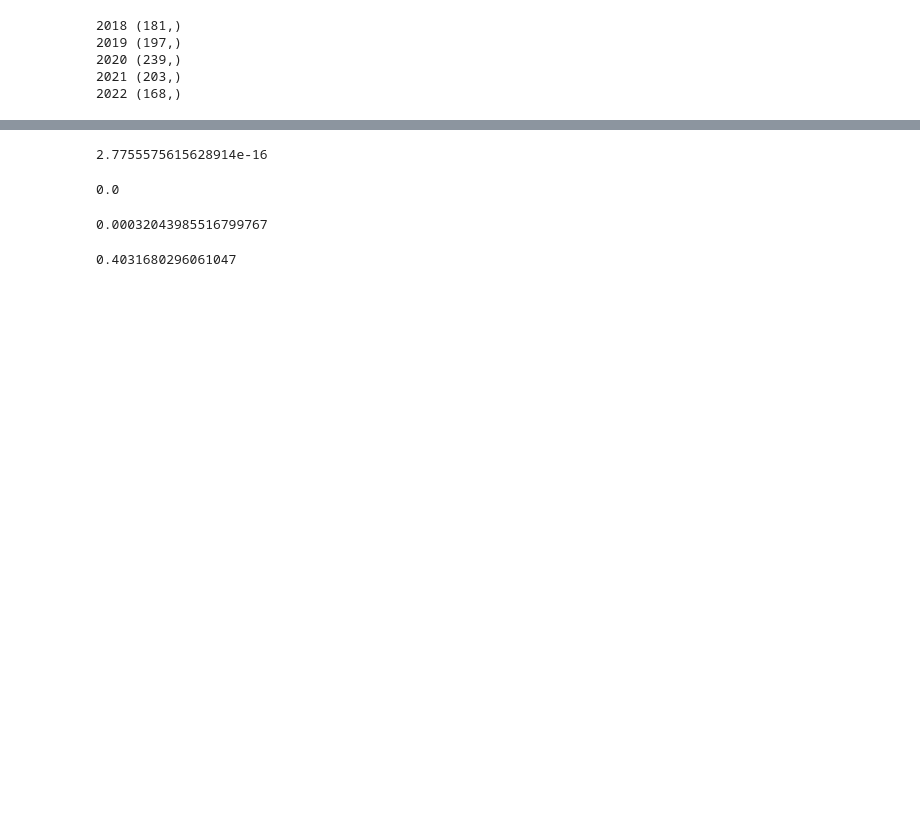
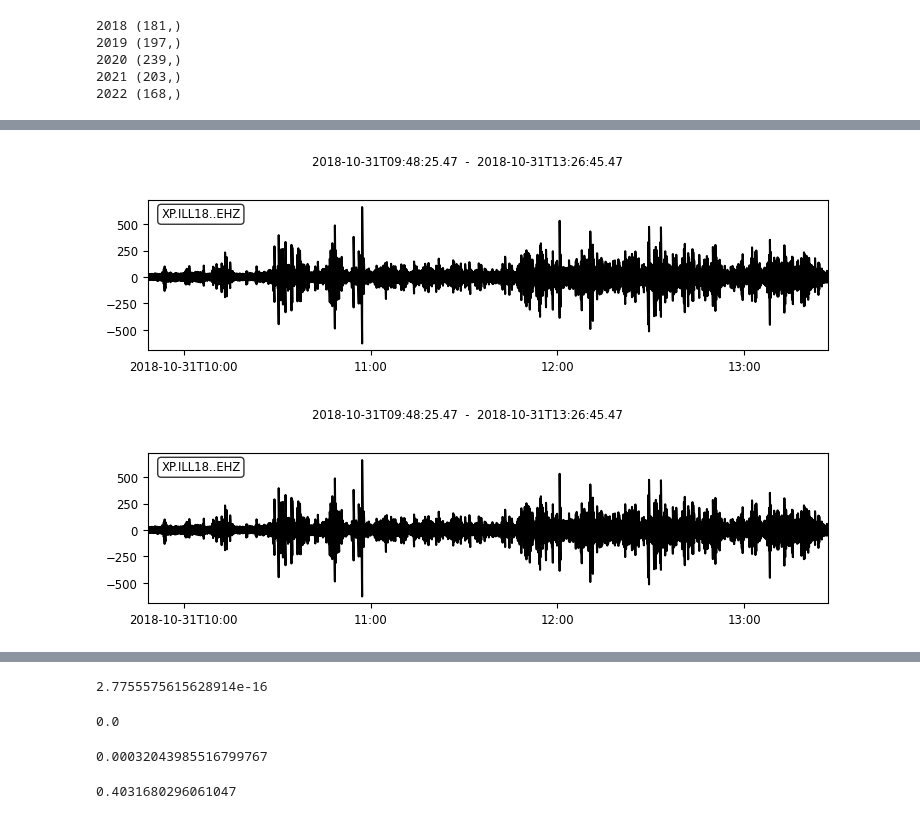
Before and after one commit to FKamper/seismic-isolation-forest, a Jupyter notebook: notebooks/to_delete.ipynb, the cells around one changed output, grey strips where cells are left out. Cells and saved outputs as stored; diff of their text form; code cells hidden in the pictures; blank space fills up the shorter version.

```diff
--- a/notebooks/to_delete.ipynb
+++ b/notebooks/to_delete.ipynb
@@ -18,0 +54,8 @@ for y in [2018, 2019, 2020, 2021, 2022]:
+# %%
+t0 = obspy.UTCDateTime("2018-10-31T9:48:25.470000Z")
+t1 = obspy.UTCDateTime("2018-10-31T13:26:45.470000Z")
+
+paths = find_paths("XP", "ILL18", "EHZ.D", 2018, 2018)
+p = find_date_in_strings(paths, "2018-10-31")[0]
+st = obspy.read(p)
+preproc_stream(st)
@@ -18,0 +65,5 @@ for y in [2018, 2019, 2020, 2021, 2022]:
+# %%
+st.trim(t0, t1).plot()
+# %% [output]
+[figure, added]
+[figure, added]
```
Also changed, not shown: parts of 7 cells of this notebook, 8 other files.
